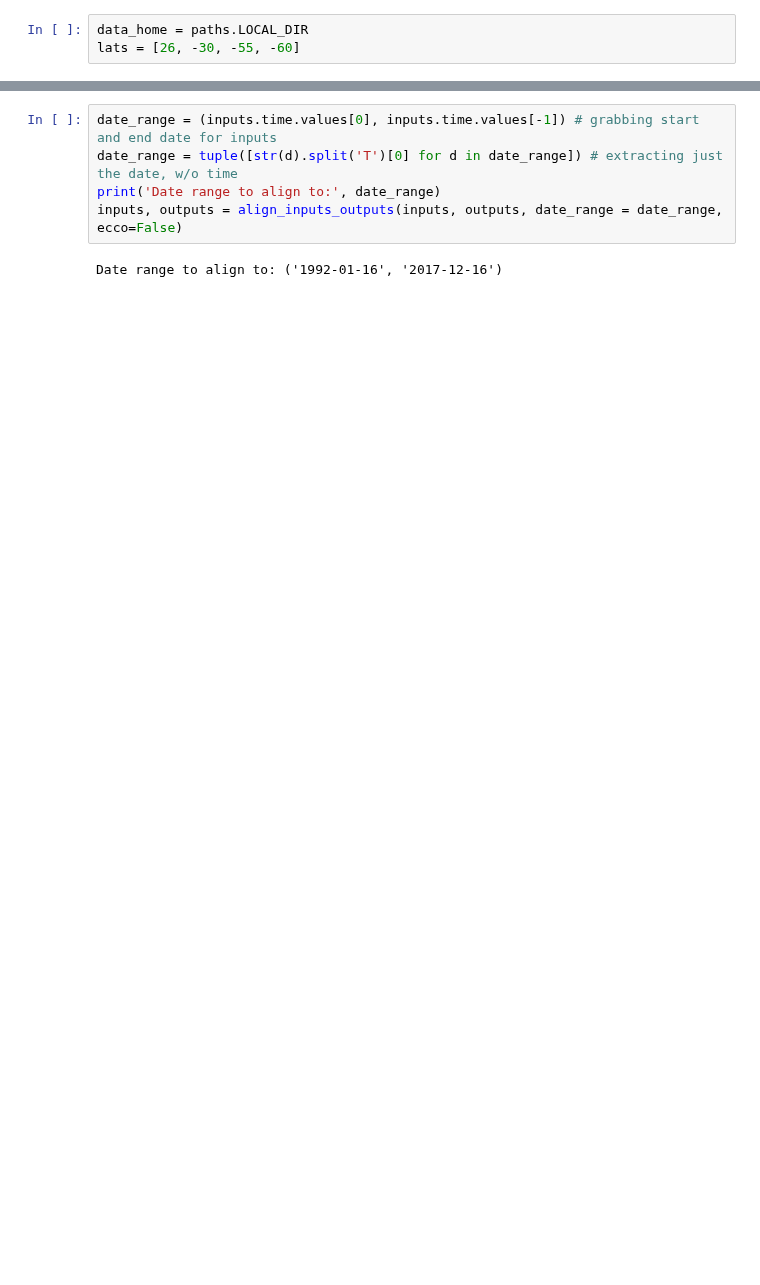
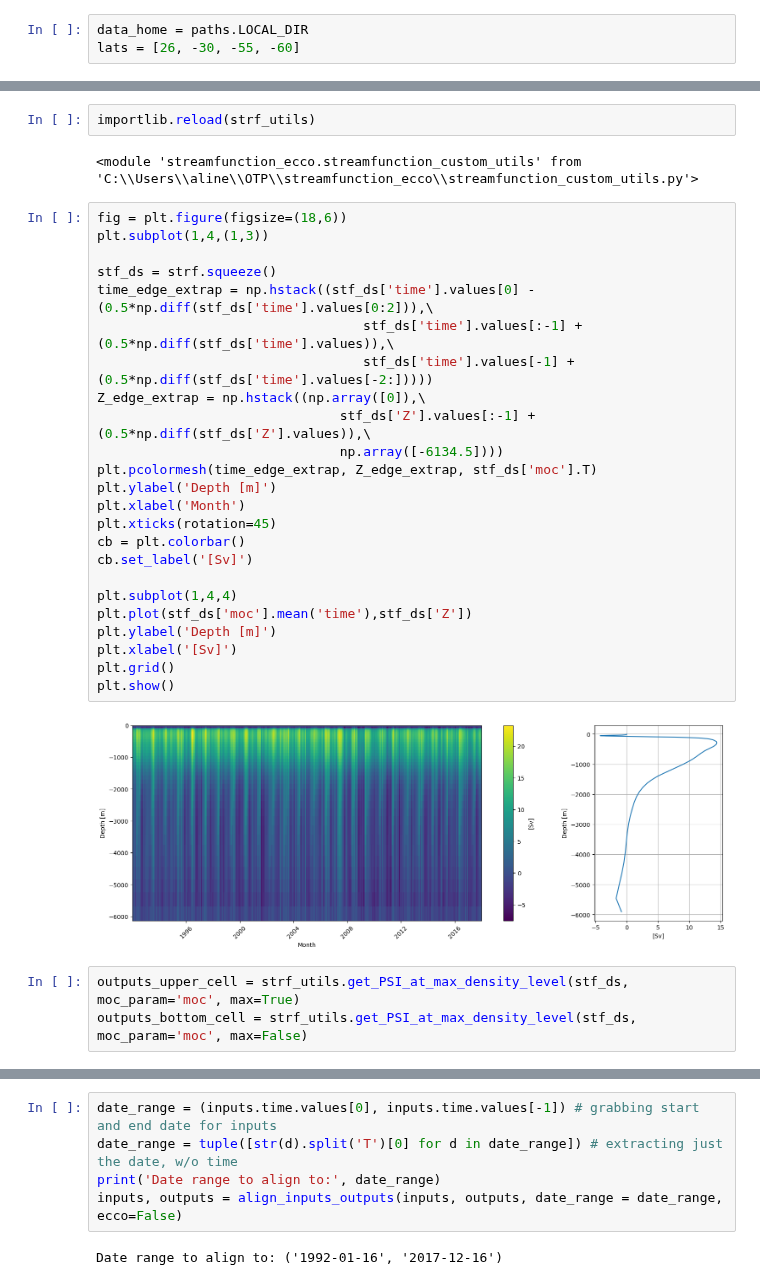
Before and after one commit to ai4er-cdt/OTP, a Jupyter notebook: notebooks/neural_networks.ipynb, the cells around one changed output, grey strips where cells are left out. Saved outputs shown, nothing was run; the diff lists cells and outputs as text; blank space fills up the shorter version.

```diff
--- a/notebooks/neural_networks.ipynb
+++ b/notebooks/neural_networks.ipynb
@@ -60,0 +114,33 @@ Data variables:
+# %%
+importlib.reload(strf_utils)
+# %% [output]
+<module 'streamfunction_ecco.streamfunction_custom_utils' from 'C:\\Users\\aline\\OTP\\streamfunction_ecco\\streamfunction_custom_utils.py'>
+# %%
+fig = plt.figure(figsize=(18,6))
+plt.subplot(1,4,(1,3))
+
+stf_ds = strf.squeeze()
+time_edge_extrap = np.hstack((stf_ds['time'].values[0] - (0.5*np.diff(stf_ds['time'].values[0:2])),\
+                                  stf_ds['time'].values[:-1] + (0.5*np.diff(stf_ds['time'].values)),\
+                                  stf_ds['time'].values[-1] + (0.5*np.diff(stf_ds['time'].values[-2:]))))
+Z_edge_extrap = np.hstack((np.array([0]),\
+                               stf_ds['Z'].values[:-1] + (0.5*np.diff(stf_ds['Z'].values)),\
+                               np.array([-6134.5])))
+plt.pcolormesh(time_edge_extrap, Z_edge_extrap, stf_ds['moc'].T)
+plt.ylabel('Depth [m]')
+plt.xlabel('Month')
+plt.xticks(rotation=45)
+cb = plt.colorbar()
+cb.set_label('[Sv]')
+
+plt.subplot(1,4,4)
+plt.plot(stf_ds['moc'].mean('time'),stf_ds['Z'])
+plt.ylabel('Depth [m]')
+plt.xlabel('[Sv]')
+plt.grid()
+plt.show()
+# %% [output]
+[figure, added]
+# %%
+outputs_upper_cell = strf_utils.get_PSI_at_max_density_level(stf_ds, moc_param='moc', max=True)
+outputs_bottom_cell = strf_utils.get_PSI_at_max_density_level(stf_ds, moc_param='moc', max=False)
```
Also changed, not shown: parts of 11 cells of this notebook, 3 other files.
